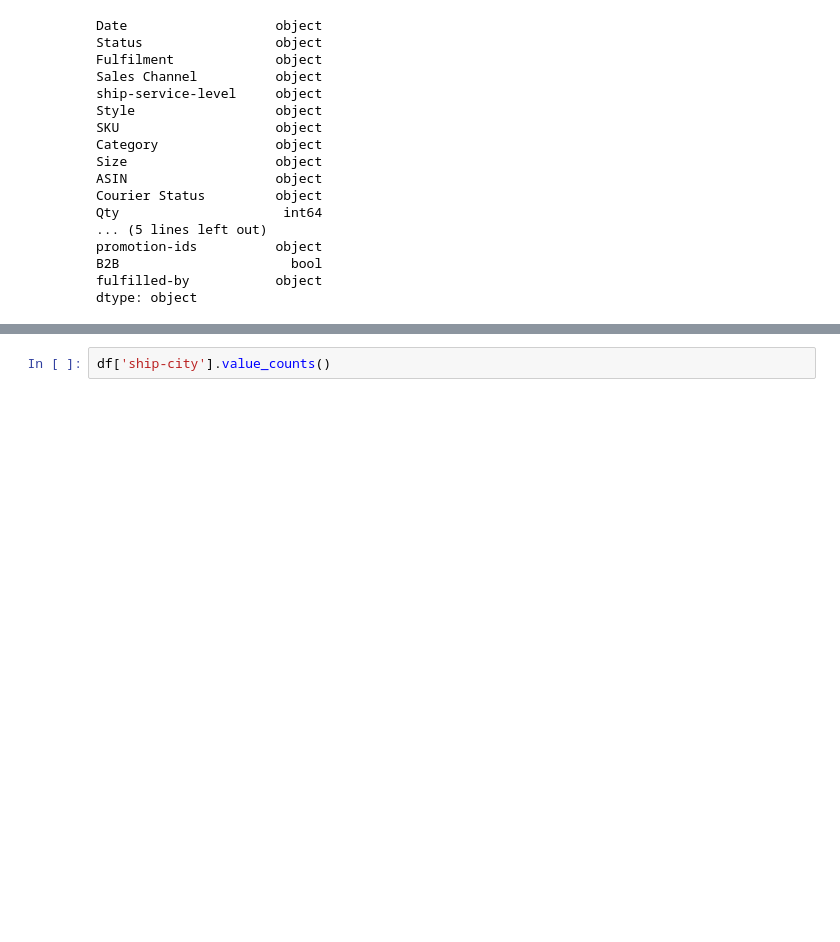
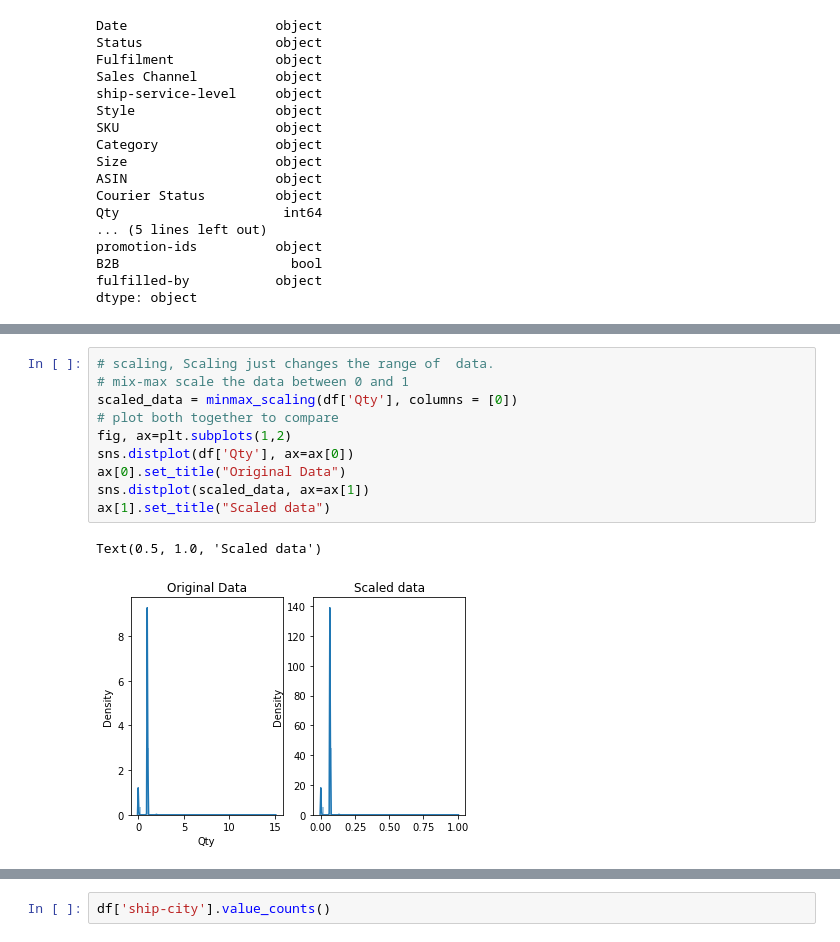
Before and after one commit to elhamfallah/different-projects, a Jupyter notebook: e-commerce-sales-dataset.ipynb, the cells around one changed output, grey strips where cells are left out. Drawn from its saved outputs; the diff is of its cells as text; blank space fills up the shorter version.

```diff
--- a/e-commerce-sales-dataset.ipynb
+++ b/e-commerce-sales-dataset.ipynb
@@ -105,0 +150,13 @@ dtype: object
+# %%
+# scaling, Scaling just changes the range of  data.
+# mix-max scale the data between 0 and 1
+scaled_data = minmax_scaling(df['Qty'], columns = [0])
+# plot both together to compare
+fig, ax=plt.subplots(1,2)
+sns.distplot(df['Qty'], ax=ax[0])
+ax[0].set_title("Original Data")
+sns.distplot(scaled_data, ax=ax[1])
+ax[1].set_title("Scaled data")
+# %% [output]
+Text(0.5, 1.0, 'Scaled data')
+[figure, added]
```
Also changed, not shown: parts of 5 cells of this notebook.
